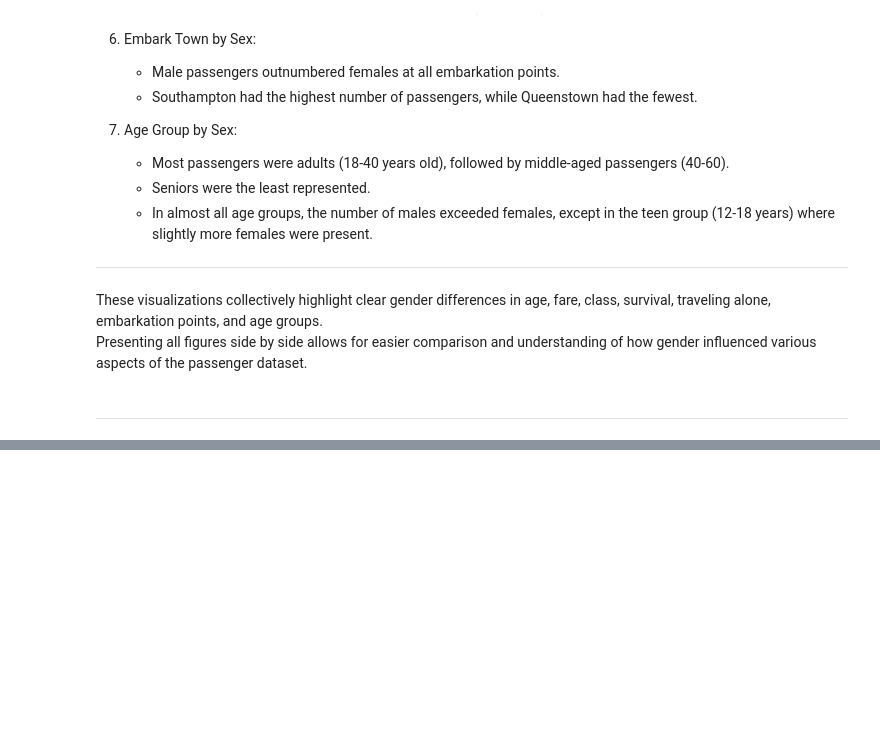
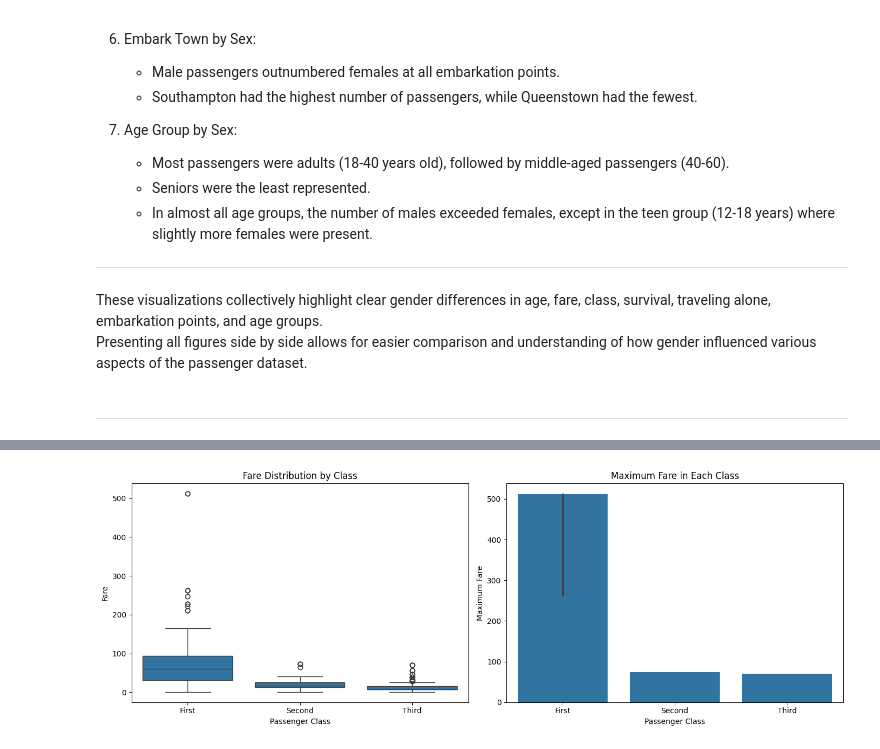
Before and after one commit to nawarfathi/titanic-data-analysis, a Jupyter notebook: titanic_data_analysis.ipynb, the cells around one changed output, grey strips where cells are left out. Cells and saved outputs as stored; diff of their text form; code cells hidden in the pictures; blank space fills up the shorter version.

```diff
--- a/titanic_data_analysis.ipynb
+++ b/titanic_data_analysis.ipynb
@@ -836,0 +923,18 @@ def find_outlier_iqr(data):
+# %%
+fig, axes = plt.subplots(1, 2, figsize=(14,5))
+
+# Boxplot — Fare Distribution by Class
+sns.boxplot(data=df, x='class', y='fare', ax=axes[0])
+axes[0].set_title('Fare Distribution by Class')
+axes[0].set_xlabel('Passenger Class')
+axes[0].set_ylabel('Fare')
+
+# Barplot — Maximum Fare per Class
+sns.barplot(data=df, x='class', y='fare', estimator=max, ax=axes[1])
+axes[1].set_title('Maximum Fare in Each Class')
+axes[1].set_xlabel('Passenger Class')
+axes[1].set_ylabel('Maximum Fare')
+
+plt.tight_layout()
+# %% [output]
+[figure, added]
```
Also changed, not shown: parts of 22 cells of this notebook.
